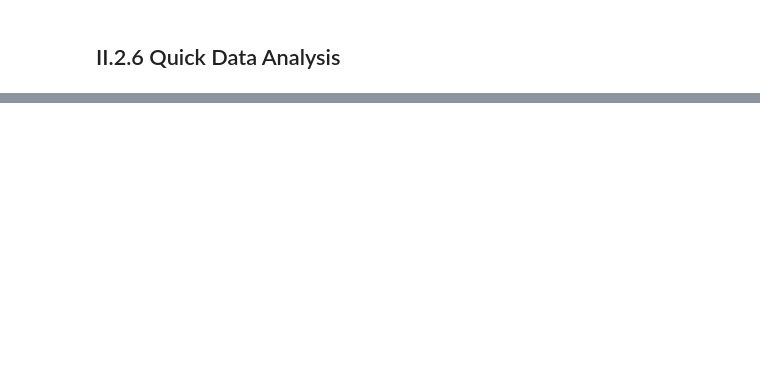
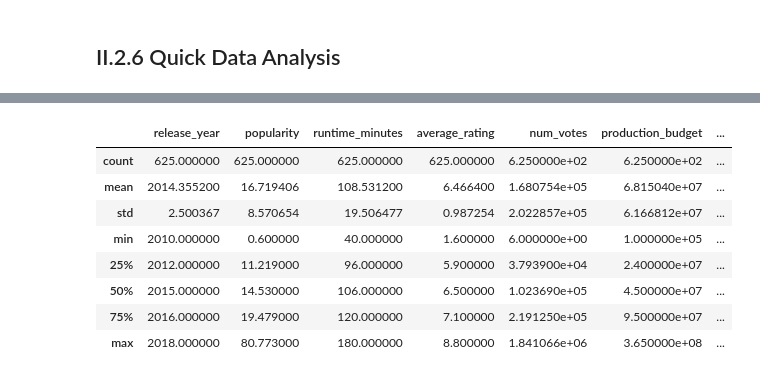
Before and after one commit to baotramduong/Porfolio_Project_The_Movie_Industry, a Jupyter notebook: Part II - Data Cleaning & Preparation on Scraped Data.ipynb, the cells around one changed output, grey strips where cells are left out. Saved outputs shown, nothing was run; the diff lists cells and outputs as text; code cells hidden in the pictures; blank space fills up the shorter version.

```diff
--- a/Part II - Data Cleaning & Preparation on Scraped Data.ipynb
+++ b/Part II - Data Cleaning & Preparation on Scraped Data.ipynb
@@ -328,0 +321,3 @@ merged_df_2.head()
+# %%
+#compute worldwide_profit_margin column
+merged_df_2['worlwide_profit_margin'] = merged_df_2.apply(lambda x: ((x['worldwide_profit']) / (x['worldwide_gross']))*100, axis = 1)
@@ -368,7 +371,7 @@ Index(['Unnamed: 0', 'release_date_x', 'movie', 'production_budget_x',
       dtype='object')
 # %%
 #clean up duplicated columns
-full_df = full_df.drop(['Unnamed: 0', 'release_date_x', 'release_date_y', 'production_budget_x',
+full_df = full_df.drop(['Unnamed: 0', 'release_date_x', 'production_budget_x',
        'domestic_gross_x', 'worldwide_gross_x', 'worldwide_profit_x',
        'domestic_profit_x', 'tconst'], axis=1)
 # %%
@@ -391,6 +395,11 @@ Index(['movie', 'release_year', 'studio', 'language', 'popularity',
 # %%
 #vote_average & vote_count are similar to average_rating and num_votes, let's drop them
 full_df = full_df.drop(['vote_average', 'vote_count'], axis=1)
+# %%
+#rename columns
+full_df = full_df.rename(columns={'production_budget_y':'production_budget', 'domestic_gross_y':'domestic_gross',
+                                  'worldwide_gross_y':'worldwide_gross', 'worldwide_profit_y':'worldwide_profit',
+                                  'domestic_profit_y':'domestic_profit', 'release_date_y':'release_date'})
 # %%
 #review
 full_df.head(2)
@@ -417,0 +468,13 @@ merged_df_2.describe()
+# %%
+#combined dataset
+full_df.describe()
+# %% [output]
+|  | release_year | popularity | runtime_minutes | average_rating | num_votes | production_budget | ... |
+| count | 625.000000 | 625.000000 | 625.000000 | 625.000000 | 6.250000e+02 | 6.250000e+02 | ... |
+| mean | 2014.355200 | 16.719406 | 108.531200 | 6.466400 | 1.680754e+05 | 6.815040e+07 | ... |
+| std | 2.500367 | 8.570654 | 19.506477 | 0.987254 | 2.022857e+05 | 6.166812e+07 | ... |
+| min | 2010.000000 | 0.600000 | 40.000000 | 1.600000 | 6.000000e+00 | 1.000000e+05 | ... |
+| 25% | 2012.000000 | 11.219000 | 96.000000 | 5.900000 | 3.793900e+04 | 2.400000e+07 | ... |
+| 50% | 2015.000000 | 14.530000 | 106.000000 | 6.500000 | 1.023690e+05 | 4.500000e+07 | ... |
+| 75% | 2016.000000 | 19.479000 | 120.000000 | 7.100000 | 2.191250e+05 | 9.500000e+07 | ... |
+| max | 2018.000000 | 80.773000 | 180.000000 | 8.800000 | 1.841066e+06 | 3.650000e+08 | ... |
```
Also changed, not shown: parts of 15 cells of this notebook.
